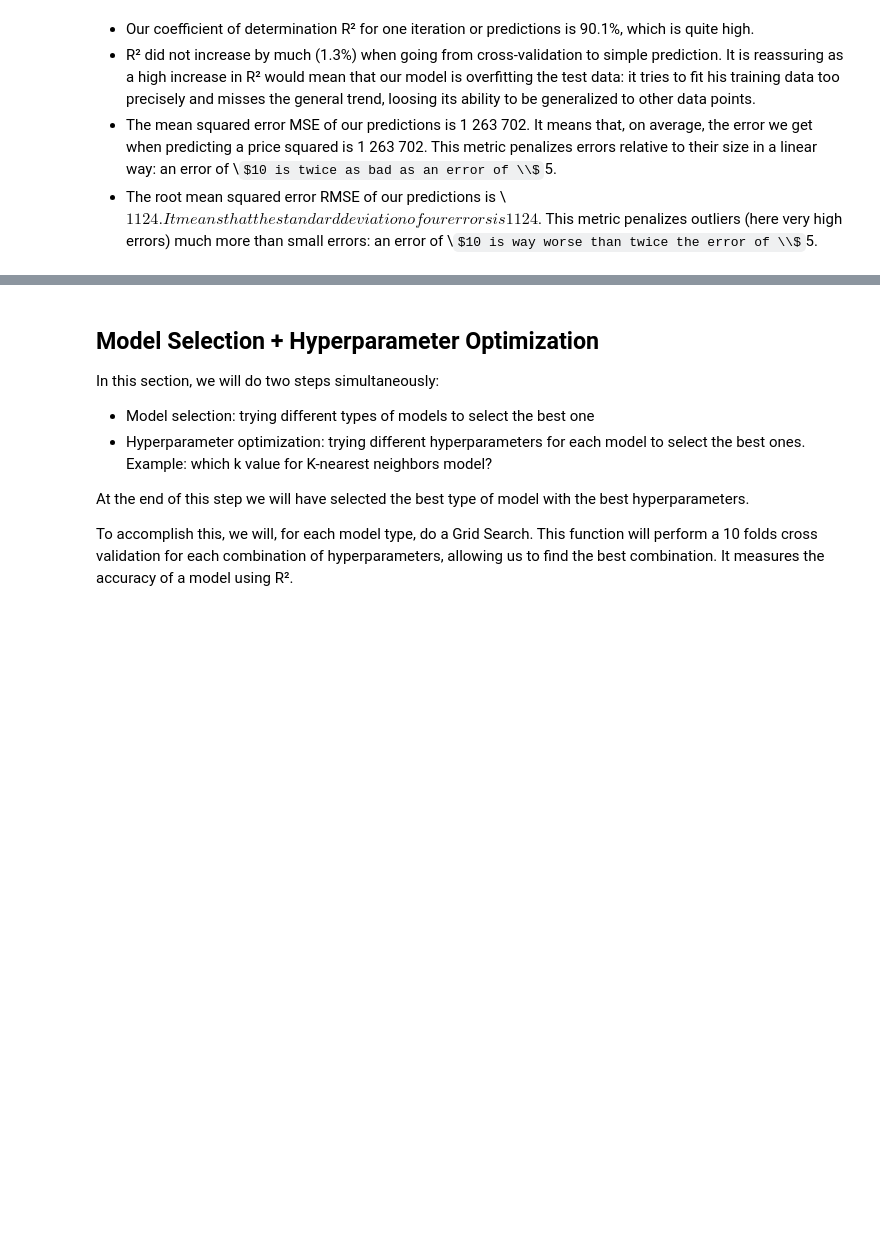
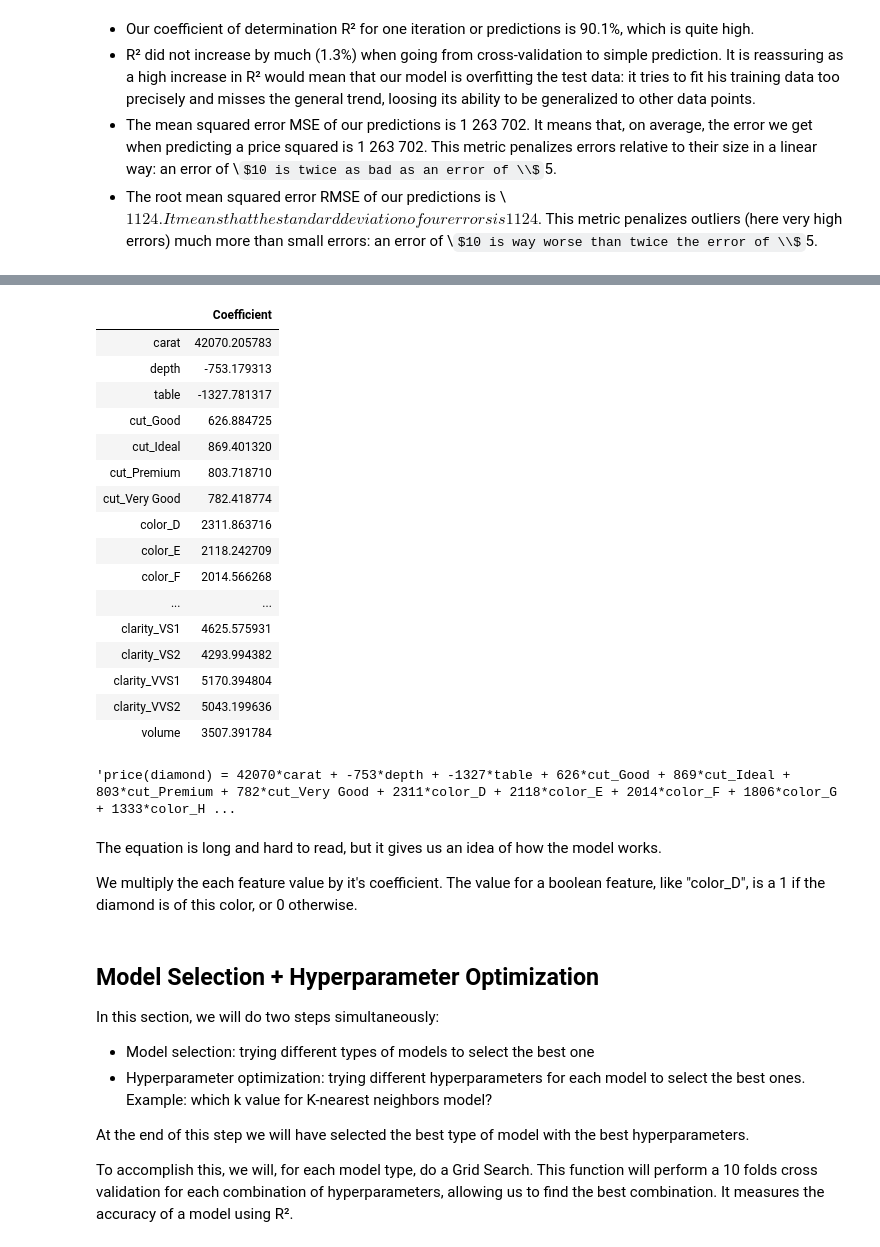
Before and after one commit to MaximeBastion/Diamond_Price_Prediction, a Jupyter notebook: Diamond Prices Prediction.ipynb, the cells around one changed output, grey strips where cells are left out. Saved outputs shown, nothing was run; the diff lists cells and outputs as text; code cells hidden in the pictures; some formulas as TeX source; blank space fills up the shorter version.

```diff
--- a/Diamond Prices Prediction.ipynb
+++ b/Diamond Prices Prediction.ipynb
@@ -323,3 +327,39 @@ RMSE:     1124.145187276958
+# %%
+coef_df = pd.DataFrame({"Coefficient": lr.coef_})
+coef_df.index = features
+coef_df
+# %% [output]
+|  | Coefficient |
+| carat | 42070.205783 |
+| depth | -753.179313 |
+| table | -1327.781317 |
+| cut_Good | 626.884725 |
+| cut_Ideal | 869.401320 |
+| cut_Premium | 803.718710 |
+| cut_Very Good | 782.418774 |
+| color_D | 2311.863716 |
+| color_E | 2118.242709 |
+| color_F | 2014.566268 |
+| ... | ... |
+| clarity_VS1 | 4625.575931 |
+| clarity_VS2 | 4293.994382 |
+| clarity_VVS1 | 5170.394804 |
+| clarity_VVS2 | 5043.199636 |
+| volume | 3507.391784 |
+# %%
+def get_equation(lr, features):
+    equation = "price(diamond) = "
+    for i, feature in enumerate(features):
+        equation += str(int(lr.coef_[i])) + "*" + feature + " + "
+    return equation[:-3]
+
+get_equation(lr, features)
+# %% [output]
+'price(diamond) = 42070*carat + -753*depth + -1327*table + 626*cut_Good + 869*cut_Ideal + 803*cut_Premium + 782*cut_Very Good + 2311*color_D + 2118*color_E + 2014*color_F + 1806*color_G + 1333*color_H ...
+# %% [markdown]
+The equation is long and hard to read, but it gives us an idea of how the model works.
+
+We multiply the each feature value by it's coefficient. The value for a boolean feature, like "color_D", is a 1 if the diamond is of this color, or 0 otherwise.
 # %% [markdown]
 ## Model Selection + Hyperparameter Optimization
 In this section, we will do two steps simultaneously:
```
Also changed, not shown: parts of 13 cells of this notebook.
